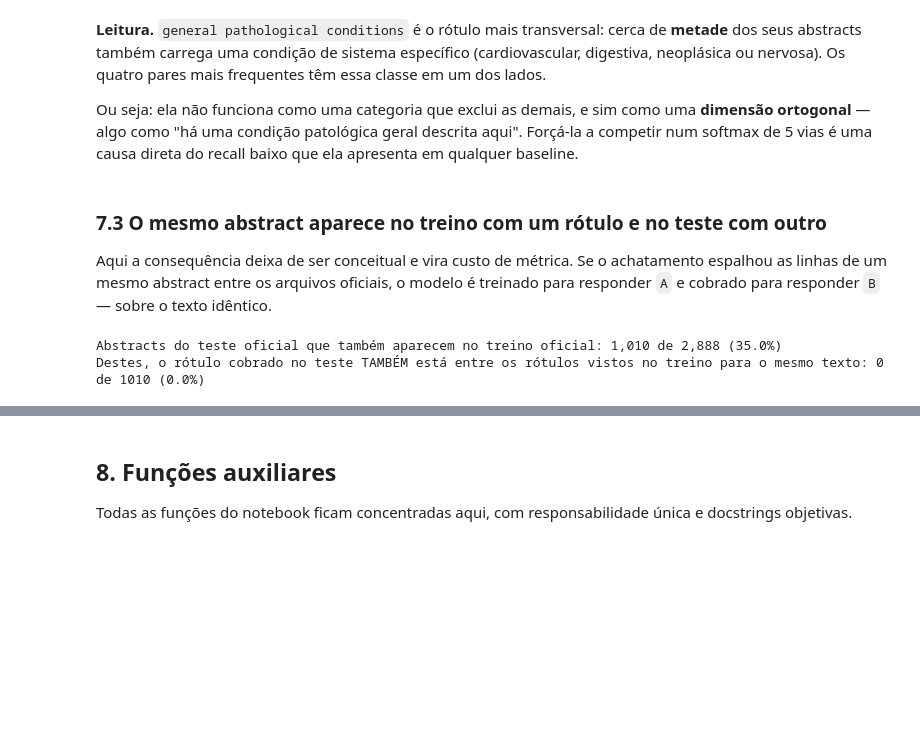
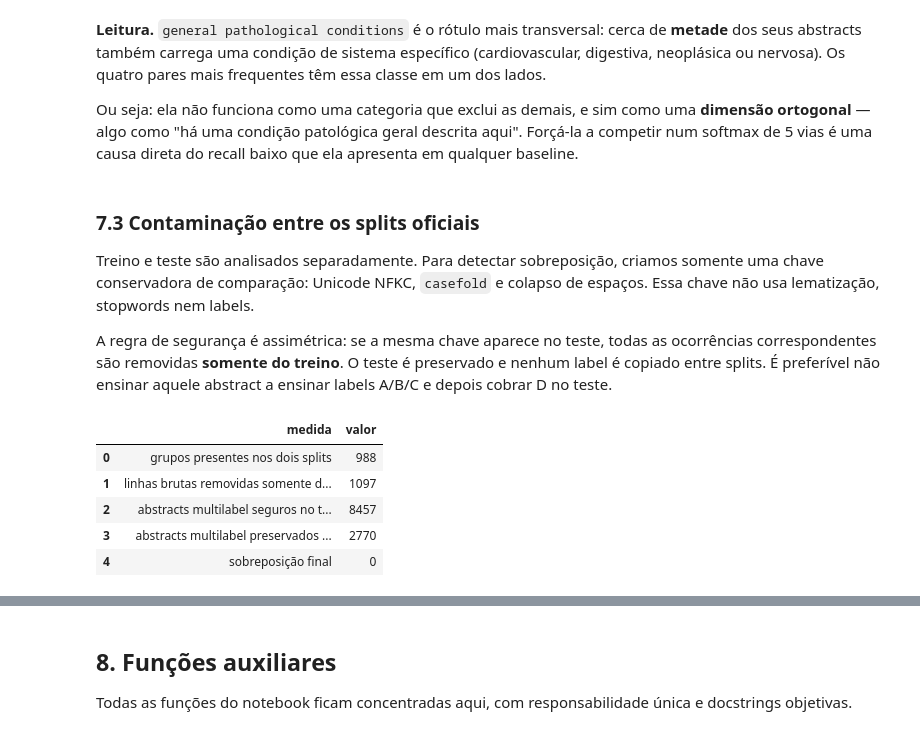
Before and after one commit to devjaynemorais/ml3-f3-tech-challenge, a Jupyter notebook: notebooks/01_eda_nlp_hospital.ipynb, the cells around one changed output, grey strips where cells are left out. Drawn from its saved outputs; the diff is of its cells as text; code cells hidden in the pictures; blank space fills up the shorter version.

```diff
--- a/notebooks/01_eda_nlp_hospital.ipynb
+++ b/notebooks/01_eda_nlp_hospital.ipynb
@@ -457,39 +457,59 @@ uma **dimensão ortogonal** — algo como "há uma condição patológica geral
 descrita aqui". Forçá-la a competir num softmax de 5 vias é uma causa direta
 do recall baixo que ela apresenta em qualquer baseline.
 # %% [markdown]
-### 7.3 O mesmo abstract aparece no treino com um rótulo e no teste com outro
+### 7.3 Contaminação entre os splits oficiais
 
-Aqui a consequência deixa de ser conceitual e vira custo de métrica. Se o
-achatamento espalhou as linhas de um mesmo abstract entre os arquivos oficiais,
-o modelo é treinado para responder `A` e cobrado para responder `B` — sobre o
-texto idêntico.
+Treino e teste são analisados separadamente. Para detectar sobreposição, criamos somente uma chave conservadora de comparação: Unicode NFKC, `casefold` e colapso de espaços. Essa chave não usa lematização, stopwords nem labels.
+
+A regra de segurança é assimétrica: se a mesma chave aparece no teste, todas as ocorrências correspondentes são removidas **somente do treino**. O teste é preservado e nenhum label é copiado entre splits. É preferível não ensinar aquele abstract a ensinar labels A/B/C e depois cobrar D no teste.
 # %%
-train_texts = set(df.loc[df["source_split"] == "kaggle_train", TEXT_COLUMN])
-test_texts = set(df.loc[df["source_split"] == "kaggle_test", TEXT_COLUMN])
-overlap_texts = train_texts & test_texts
+def abstract_group_key(text: str) -> str:
+    """Chave conservadora usada apenas para deduplicação e isolamento dos splits."""
+    normalized = unicodedata.normalize("NFKC", str(text)).casefold()
+    return " ".join(normalized.split())
 
-test_rows = df[df["source_split"] == "kaggle_test"]
-overlap_rows = test_rows[test_rows[TEXT_COLUMN].isin(overlap_texts)]
+train_raw = df.loc[df["source_split"] == "kaggle_train"].copy()
+test_raw = df.loc[df["source_split"] == "kaggle_test"].copy()
+train_raw["abstract_group_key"] = train_raw[TEXT_COLUMN].map(abstract_group_key)
+test_raw["abstract_group_key"] = test_raw[TEXT_COLUMN].map(abstract_group_key)
 
-train_label_sets_by_text = (
-    df[df["source_split"] == "kaggle_train"].groupby(TEXT_COLUMN)[TARGET_COLUMN].agg(set)
+test_keys = set(test_raw["abstract_group_key"])
+overlap_mask = train_raw["abstract_group_key"].isin(test_keys)
+overlap_keys = set(train_raw.loc[overlap_mask, "abstract_group_key"])
+
+# Agregação independente: nenhum label atravessa a fronteira treino/teste.
+train_multilabel = train_raw.groupby("abstract_group_key").agg(
+    medical_abstract=(TEXT_COLUMN, "first"),
+    labels=(TARGET_COLUMN, lambda values: sorted(set(values))),
 )
+test_multilabel = test_raw.groupby("abstract_group_key").agg(
+    medical_abstract=(TEXT_COLUMN, "first"),
+    labels=(TARGET_COLUMN, lambda values: sorted(set(values))),
+)
+train_multilabel_safe = train_multilabel.loc[~train_multilabel.index.isin(test_keys)]
 
-label_also_seen_in_train = overlap_rows.apply(
-    lambda row: row[TARGET_COLUMN] in train_label_sets_by_text.get(row[TEXT_COLUMN], set()),
-    axis=1,
-)
-
-print(
-    f"Abstracts do teste oficial que também aparecem no treino oficial: "
-    f"{len(overlap_rows):,} de {len(test_rows):,} ({len(overlap_rows) / len(test_rows):.1%})"
-)
-print(
-    f"Destes, o rótulo cobrado no teste TAMBÉM está entre os rótulos vistos no treino "
-    f"para o mesmo texto: {int(label_also_seen_in_train.sum())} de {len(overlap_rows)} "
-    f"({label_also_seen_in_train.mean():.1%})"
-)
+overlap_audit = pd.DataFrame({
+    "medida": [
+        "grupos presentes nos dois splits",
+        "linhas brutas removidas somente do treino",
+        "abstracts multilabel seguros no treino",
+        "abstracts multilabel preservados no teste",
+        "sobreposição final",
+    ],
+    "valor": [
+        len(overlap_keys),
+        int(overlap_mask.sum()),
+        len(train_multilabel_safe),
+        len(test_multilabel),
+        len(set(train_multilabel_safe.index) & set(test_multilabel.index)),
+    ],
+})
+display(overlap_audit)
 # %% [output]
-Abstracts do teste oficial que também aparecem no treino oficial: 1,010 de 2,888 (35.0%)
-Destes, o rótulo cobrado no teste TAMBÉM está entre os rótulos vistos no treino para o mesmo texto: 0 de 1010 (0.0%)
+|  | medida | valor |
+| 0 | grupos presentes nos dois splits | 988 |
+| 1 | linhas brutas removidas somente d... | 1097 |
+| 2 | abstracts multilabel seguros no t... | 8457 |
+| 3 | abstracts multilabel preservados ... | 2770 |
+| 4 | sobreposição final | 0 |
 # %% [markdown]
```
Also changed, not shown: parts of 15 cells of this notebook, 12 other files.
